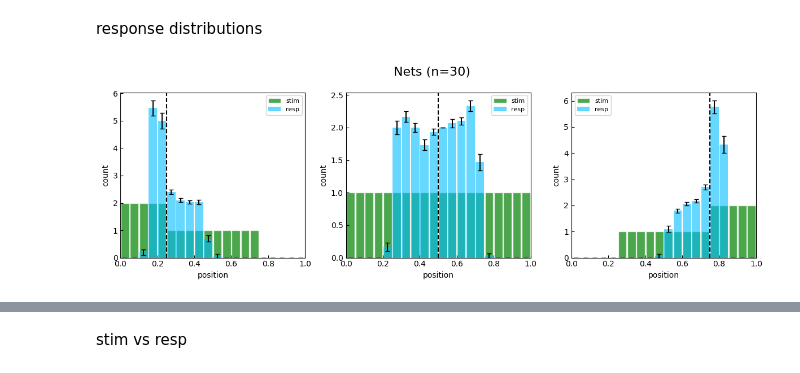
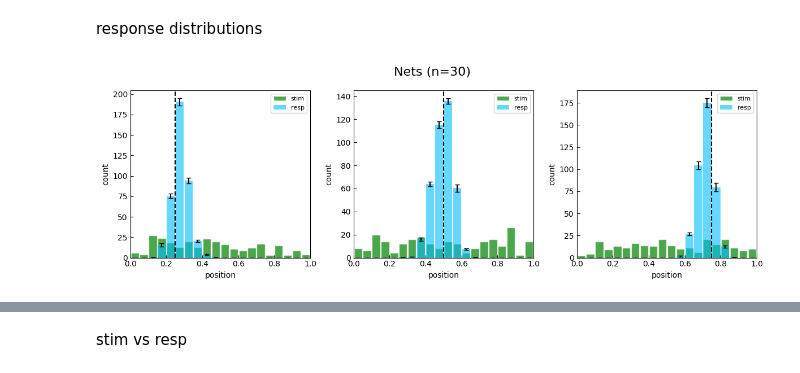
Before and after one commit to siyer7/asymmetry_design, a Jupyter notebook: code/python/simulation.ipynb, the cells around one changed output, grey strips where cells are left out. Drawn from its saved outputs; the diff is of its cells as text; code cells hidden in the pictures.

```diff
--- a/code/python/simulation.ipynb
+++ b/code/python/simulation.ipynb
@@ -12,11 +12,17 @@ from matplotlib.colors import LinearSegmentedColormap, Normalize
 ### plot setting
 # %%
 # sns.set(context='paper')
-# plt.style.use('default')
+
+# keep text editable in svg
+plt.rcParams['svg.fonttype'] = 'none'
 
 import matplotlib as mpl
+# push ticks inward
 mpl.rcParams['xtick.direction'] = 'in'
 mpl.rcParams['ytick.direction'] = 'in'
+# remove top and right splines
+mpl.rcParams['axes.spines.top'] = False
+mpl.rcParams['axes.spines.right'] = False
 # %% [markdown]
 ### helpers
 # %%
@@ -323,12 +380,16 @@ BoundaryNet(
 # %%
 # training setup
-max_epochs = 200   # hard cap — training always stops here even without convergence
-min_epochs = 30    # burn-in period: convergence is not checked before this epoch
-conv_target = 0.90 # rolling-window train accuracy that triggers early stopping
-corr_target = 0.7 # rolling-window Pearson r (stim vs resp) that triggers early stopping
+max_epochs = 50   # hard cap — training always stops here even without convergence
+min_epochs = 15    # burn-in period: convergence is not checked before this epoch
+conv_target = 0.85 # rolling-window train accuracy that triggers early stopping
 mse_target = 0.005  # rolling-window train_loss_stim that triggers early stopping
 conv_window = 20   # number of recent epochs averaged to assess convergence
 lr = 1e-2
+
+# ── Loss weights ──────────────────────────────────────────────────────────────
+stim_mse_wt  = 2  # MSE toward raw stimulus value — applied to ALL trials
+exp_bound_wt = 2   # MSE toward boundary — applied to expanded-class trials only
+
 
 network_results = []
 
@@ -364,11 +425,10 @@ for net_idx in range(n_nets):
 
         # Early stopping check: only after burn-in and once enough epochs exist.
         if epoch >= min_epochs and len(network_epochs) >= conv_window:
-            # Average train accuracy, correlation, and loss_stim over the last `conv_window` epochs.
+            # Average train accuracy and loss_stim over the last `conv_window` epochs.
             recent_train_acc   = np.mean([h['train_acc']  for h in network_epochs[-conv_window:]])
-            recent_train_corr  = np.mean([h['train_corr'] for h in network_epochs[-conv_window:]])
             recent_loss_stim   = np.mean([h['train_loss_stim'] for h in network_epochs[-conv_window:]])
-            if recent_train_acc >= conv_target:# and recent_train_corr >= corr_target:# and recent_loss_stim < mse_target:
+            if recent_train_acc >= conv_target:# and recent_loss_stim < mse_target:
                 converged = True
                 break  # exit the epoch loop; model is considered trained
 
@@ -376,7 +436,7 @@ for net_idx in range(n_nets):
 
     # Final inference on every trial (including training trials) to get
     # a complete picture of the learned response function and hidden activations.
-    full_pred_df, hidden_full, full_metrics = evaluate_model_on_df(model, trials_df)
+    # full_pred_df, hidden_full, full_metrics = evaluate_model_on_df(model, all_trials_df)
     test_pred_df, hidden_test, test_metrics = evaluate_model_on_df(model, test_df)
 
     # Bundle everything for this network into a single dict so it can be accessed
@@ -389,11 +449,11 @@ for net_idx in range(n_nets):
             'epoch_results': network_epochs_df,
             'converged': converged,
             'epochs_ran': int(network_epochs_df['epoch'].max() + 1),
-            'full_pred_df': full_pred_df,
+            # 'full_pred_df': full_pred_df,
             'test_pred_df': test_pred_df,
-            'hidden_full': hidden_full,   # shape: [60, hidden_dim] — used for PCA
+            # 'hidden_full': hidden_full,   # shape: [60, hidden_dim] — used for PCA
             'hidden_test': hidden_test,
-            'full_metrics': full_metrics,
+            # 'full_metrics': full_metrics,
             'test_metrics': test_metrics,
         }
     )
@@ -512,9 +564,9 @@ plt.show()
 # %% [markdown]
 response distributions
 # %%
-# collect all network predictions on full 60-trial grid
+# collect all network predictions on test set only
 beh_df = pd.concat(
-    [network_result['full_pred_df'].assign(net_idx=network_result['net_idx']) for network_result in network_results],
+    [network_result['test_pred_df'].assign(net_idx=network_result['net_idx']) for network_result in network_results],
     ignore_index=True,
 )
 
@@ -522,41 +574,41 @@ beh_df = pd.concat(
 b_colors = {0.25: 'orangered', 0.50: 'gray', 0.75: 'dodgerblue'}
 n_bins = 20
 
-# ── Plot 1: Response histogram (1×3, per boundary) ───────────────────────────
+# --- Plot 1: Response histogram (1×3, per boundary) ---
 fig, axs = plt.subplots(1, 3, figsize=(12, 4))
 axs, ax = axs.flatten(), 0
 cond_titles = ['curv_comp', 'baseline', 'flat_comp']
 
 for bound in boundaries:
     cond_df = beh_df[beh_df['boundary'] == bound]
 
     resp_cts = []
     for _, net_df in cond_df.groupby('net_idx'):
         counts, _ = np.histogram(net_df['resp'], bins=n_bins, range=(0, 1))
         resp_cts.append(counts)
     resp_cts = np.array(resp_cts)
 
     mean_cts = resp_cts.mean(axis=0)
     sem_cts  = resp_cts.std(axis=0) / np.sqrt(resp_cts.shape[0])
     bin_centers = np.linspace(0, 1, n_bins, endpoint=False) + 0.5 / n_bins
 
-    # true stimulus distribution for this boundary
-    stim_vals = trials_df[trials_df['boundary'] == bound]['stim'].values
+    # true stimulus distribution for this boundary (noisy)
+    stim_vals = test_df[test_df['boundary'] == bound]['stim_noisy'].values
     stim_cts, _ = np.histogram(stim_vals, bins=n_bins, range=(0, 1))
 
     # overlay: stim dist in muted color behind, response dist in front
     axs[ax].bar(bin_centers, stim_cts, width=1/n_bins * 0.9, color='green', edgecolor='white', alpha=0.7, label='stim')
     axs[ax].bar(bin_centers, mean_cts, width=1/n_bins * 0.9, color='deepskyblue', alpha=0.6, yerr=sem_cts, capsize=3, label='resp')
     axs[ax].axvline(bound, color='black', linestyle='--')
     axs[ax].set(xlabel='position', ylabel='count', xlim=(0, 1))
     axs[ax].legend(fontsize=8)
     ax += 1
 
 plt.suptitle('Nets (n=30)', fontsize=16)
 plt.tight_layout()
 plt.show()
 # %% [output]
-[figure, old version]
+[figure, new version]
 # %%
 for b in boundaries:
     print(f'\n=== b={b:.2f} ===')
```
Also changed, not shown: parts of 22 cells of this notebook, 3 other files.
